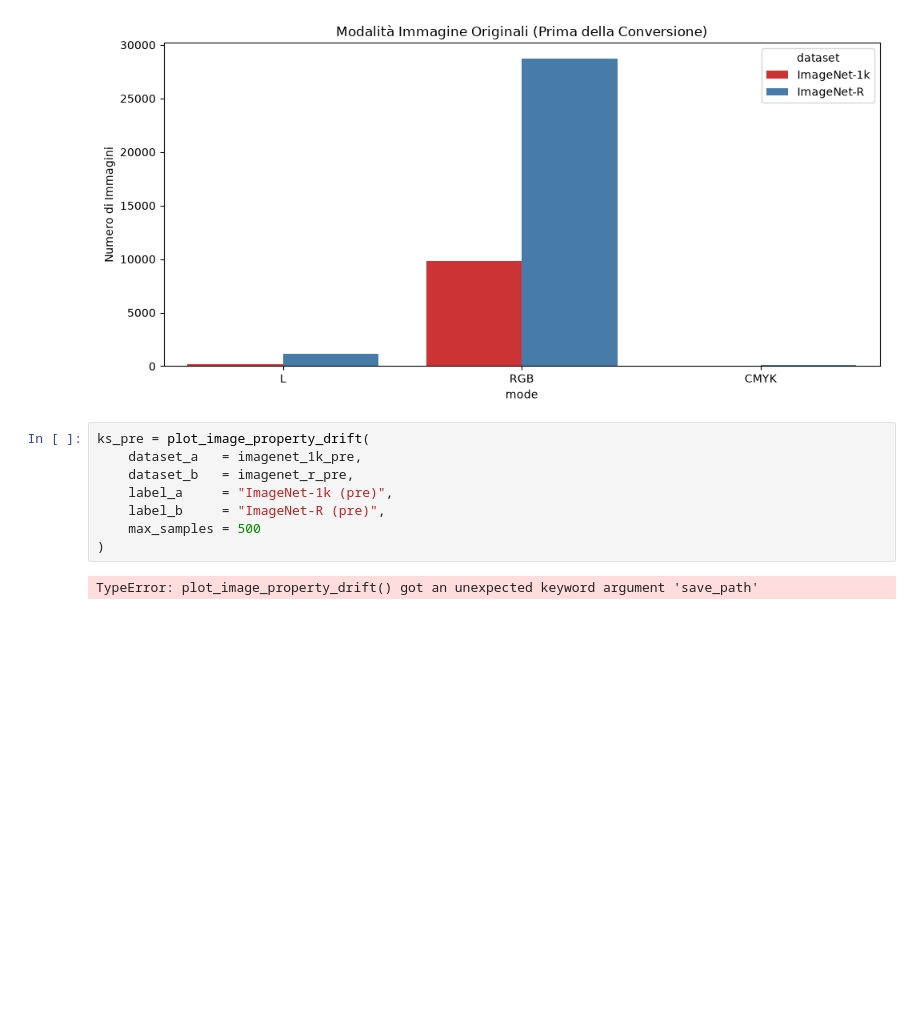
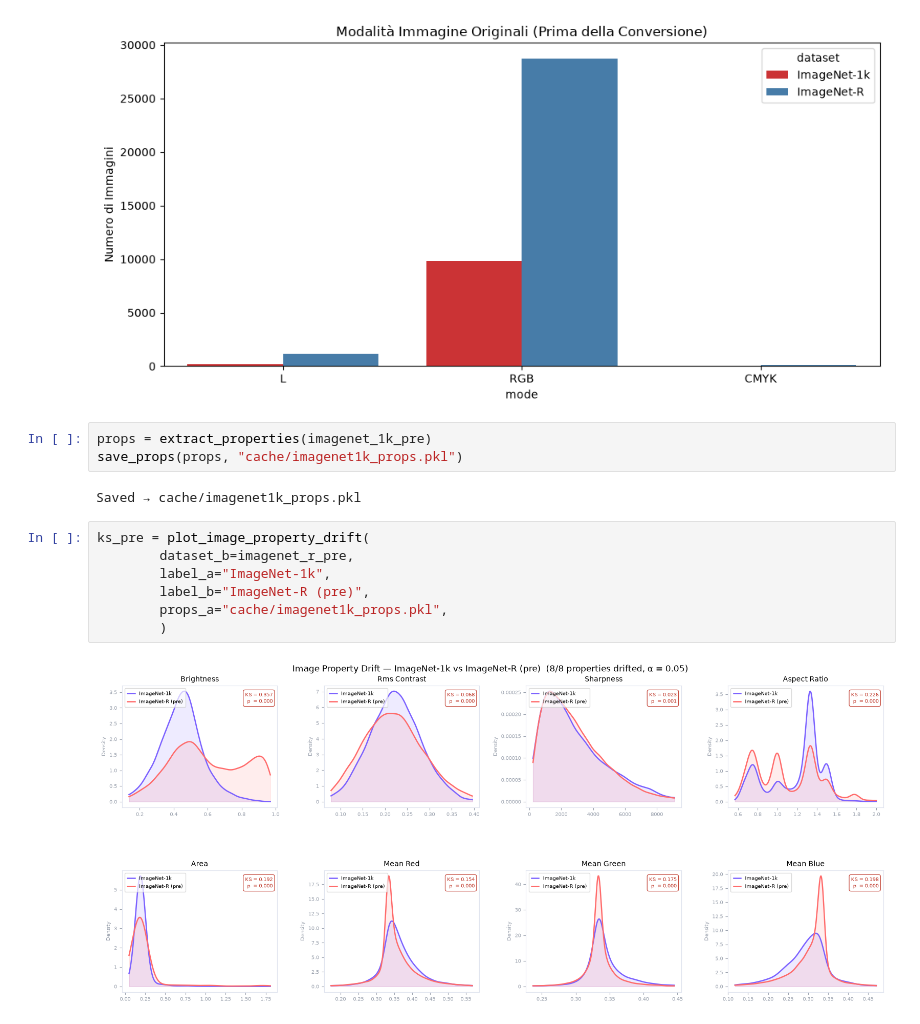
Before and after one commit to spitfire233/DataDrift-Project, a Jupyter notebook: data_analysis/dataset_analysis.ipynb, the cells around one changed output. Cells and saved outputs as stored; diff of their text form; blank space fills up the shorter version.

Commit message:
Add drift detection on features for imagenet-c

```diff
--- a/data_analysis/dataset_analysis.ipynb
+++ b/data_analysis/dataset_analysis.ipynb
@@ -226,14 +240,18 @@ plt.tight_layout()
 plt.show()
 # %% [output]
 [figure]
+# %%
+props = extract_properties(imagenet_1k_pre)
+save_props(props, "cache/imagenet1k_props.pkl")
+# %% [output]
+Saved → cache/imagenet1k_props.pkl
 # %%
 ks_pre = plot_image_property_drift(
-    dataset_a   = imagenet_1k_pre,
-    dataset_b   = imagenet_r_pre,
-    label_a     = "ImageNet-1k (pre)",
-    label_b     = "ImageNet-R (pre)",
-    max_samples = 500
-)
+        dataset_b=imagenet_r_pre,
+        label_a="ImageNet-1k",
+        label_b="ImageNet-R (pre)",
+        props_a="cache/imagenet1k_props.pkl",
+        )
 # %% [output]
-TypeError: plot_image_property_drift() got an unexpected keyword argument 'save_path'
+[figure, added]
 # %%
```
Also changed, not shown: parts of 8 cells of this notebook, 2 other files.
